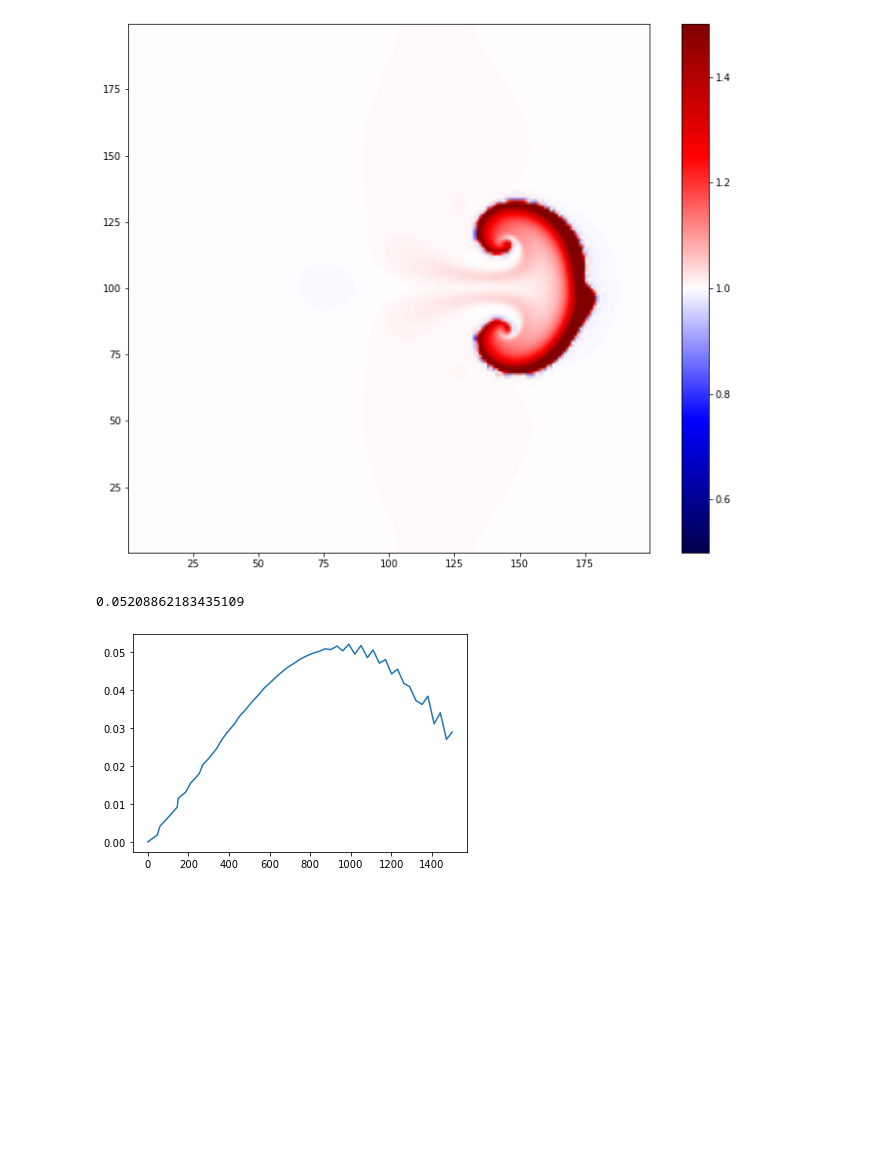
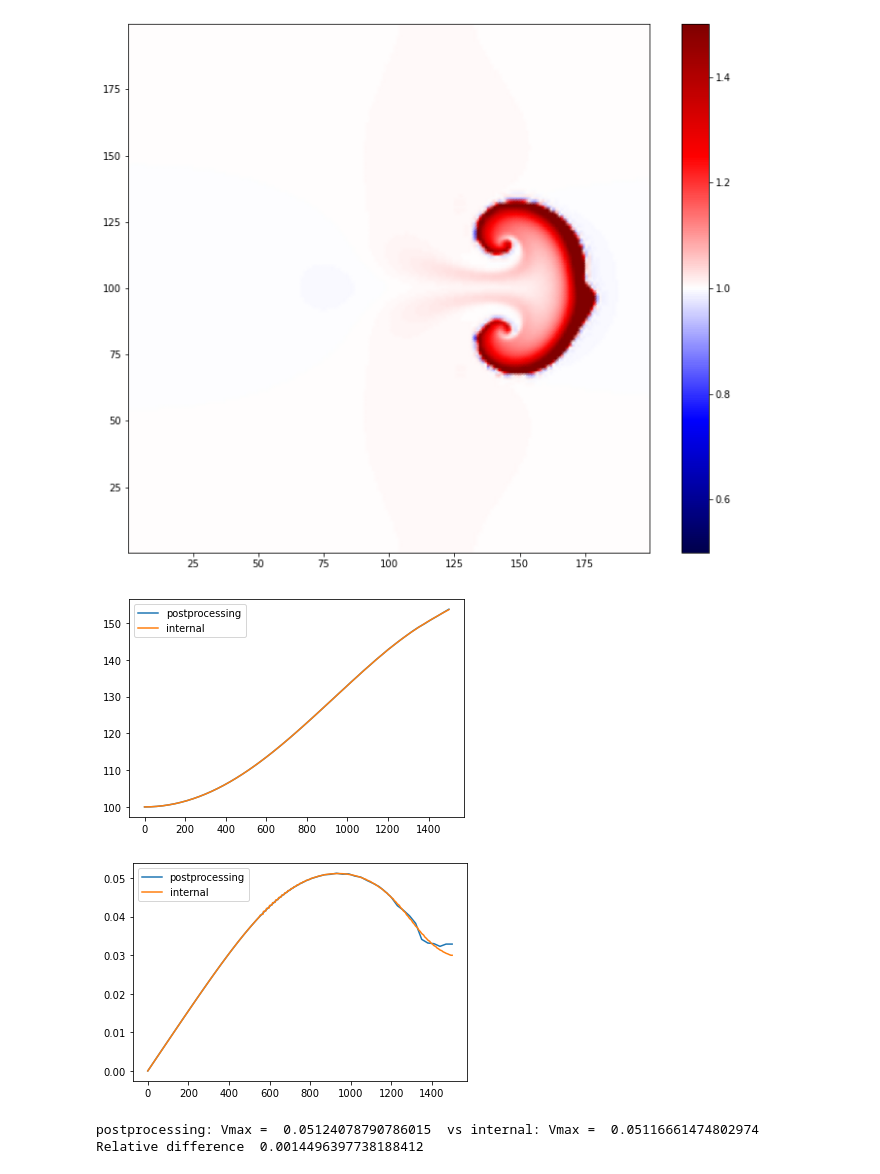
Before and after one commit to mwiesenberger/impurities, a Jupyter notebook: first_plot.ipynb, the cells around one changed output. Cells and saved outputs as stored; diff of their text form; code cells hidden in the pictures; blank space fills up the shorter version.

```diff
--- a/first_plot.ipynb
+++ b/first_plot.ipynb
@@ -197,25 +200,45 @@ plt.show()
 # %%
 #  plot center of mass velocity
 weights= ncin["weights"][:,:]
 xc = ncin["xc"][:,:]
 yc = ncin["yc"][:,:]
 time = ncin["time"][:]
 n_e = ncin["n_e"][:,:,:]
 
+diag_time = ncin["diag_time"][:]
+com_e = ncin["X_e"][:]
+
 total_blob_mass = np.sum( (n_e-1)*weights, axis=(1,2) )
 com = np.sum( (n_e-1)*xc*weights, axis=(1,2))/total_blob_mass
+plt.plot( time, com, label='postprocessing' )
+plt.plot( diag_time, com_e, label = 'internal' )
+plt.legend(loc="upper left")
+plt.show()
+# Compute centered differences of com to get com velocity
 
-# Compute foward differences of com to get com velocity
+# vel
+centered = [-1,0,1]
+dcom  = np.convolve( com, centered,'valid')
+dtime = np.convolve( time, centered, 'valid')
+vel = dcom/dtime
+vel = np.append( 0, vel)
+vel = np.append( vel, vel[-1] )
 
-deltat = np.diff(time)
-vel = np.diff( com)/deltat
-vel = np.append( 0, vel)
+plt.plot( time, vel, label='postprocessing' )
 
-# plot
-# plt.plot( time, com )
-plt.plot( time, vel )
-print( max(vel))
+dcom_e  = np.convolve( com_e, centered,'valid')
+dtime_e = np.convolve( diag_time, centered, 'valid')
+vel_e = dcom_e/dtime_e
+vel_e = np.append( 0, vel_e)
+vel_e = np.append( vel_e, vel_e[-1] )
+plt.plot( diag_time, vel_e, label = 'internal' )
+plt.legend(loc="upper left")
+plt.show()
+print( "postprocessing: Vmax = ", max( vel), " vs internal: Vmax = ", max(vel_e))
+print( "Relative difference ", (max(vel)-max(vel_e))/max(vel_e))
 # %% [output]
+[figure, new version]
+[figure, added]
-0.05208862183435109
+postprocessing: Vmax =  0.05124078790786015  vs internal: Vmax =  0.05116661474802974
+Relative difference  0.0014496397738188412
-[figure, old version]
 # %%
```
Also changed, not shown: parts of 7 cells of this notebook.
